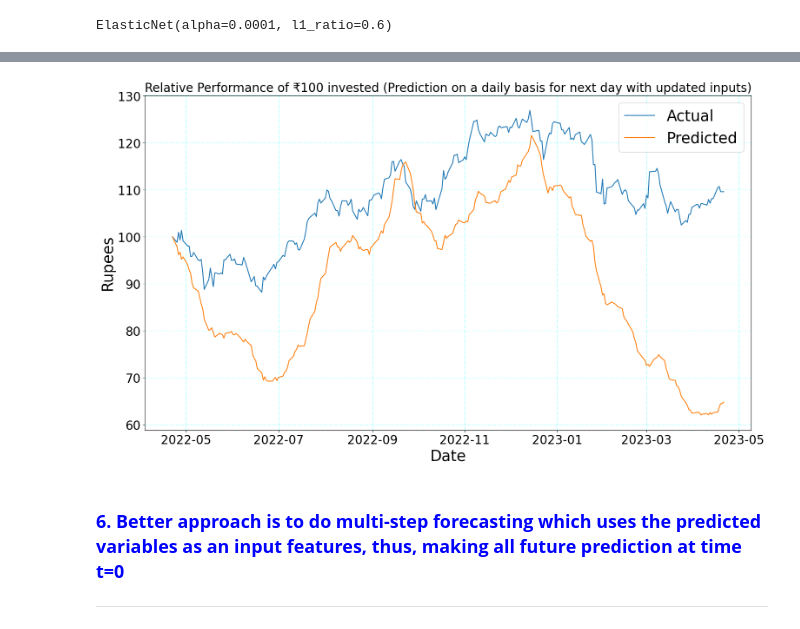
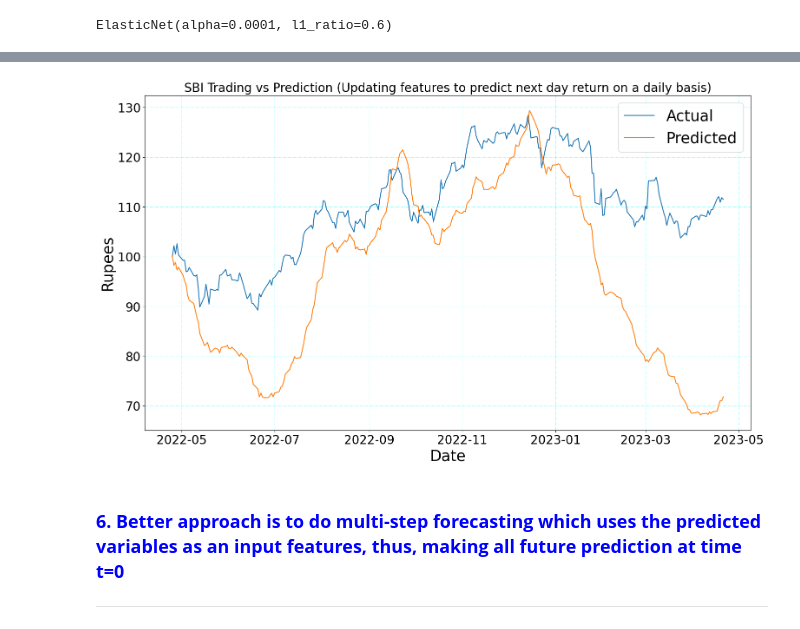
Before and after one commit to Karanpalshekhawat/stock-price-prediction-LSTM-model-and-portfolio-optimization-using-mean-variance, a Jupyter notebook: notebooks/elastic_net_model_accuracy.ipynb, the cells around one changed output, grey strips where cells are left out. Cells and saved outputs as stored; diff of their text form; code cells hidden in the pictures.

```diff
--- a/notebooks/elastic_net_model_accuracy.ipynb
+++ b/notebooks/elastic_net_model_accuracy.ipynb
@@ -103,48 +109,38 @@ df_test = dt_model[dt_model.index > param['validation_end']]
 # %%
 rol_freq = param['past_day_returns_for_predicting']
-for i in range(0, len(df_test) - 1):
-    features_ls = np.concatenate((df_test.iloc[i, :rol_freq].values, df_test.iloc[i][technical_indicator_features].values))
+for i in range(0, len(df_test_subset) - 1):
+    features_ls = np.concatenate((df_test_subset.iloc[i, :rol_freq].values, df_test_subset.iloc[i][technical_indicator_features].values))
     features_ls = features_ls.reshape(-1,1)
     new_scaled_ls = scaler.transform(features_ls.T)
     predicted_return = model.predict(new_scaled_ls)[0]
     # current features are predicting next day return
-    df_test.iloc[i+1, df_test.columns.get_loc('predicted_returns')] = predicted_return
+    df_test_subset.iloc[i+1, df_test_subset.columns.get_loc('predicted_returns')] = predicted_return
+    df_test_subset.iloc[i+1, df_test_subset.columns.get_loc('Predicted')] = (1 + predicted_return) * df_test_subset.iloc[i, df_test_subset.columns.get_loc('Predicted')]
+    # actual trend
+    actual_return = df_test_subset.iloc[i+1, df_test_subset.columns.get_loc('actual_returns')]
+    df_test_subset.iloc[i+1, df_test_subset.columns.get_loc('Actual')] = (1 + actual_return) * df_test_subset.iloc[i, df_test_subset.columns.get_loc('Actual')]
-# %%
-df_test_subset = df_test[['actual_returns', 'predicted_returns']]
-df_test_subset['Actual'] = ""
-df_test_subset['Predicted'] = ""
-# %%
-st_ind = df_test_subset.index[0]
-df_test_subset.loc[st_ind, 'Actual'] = 100
-df_test_subset.loc[st_ind, 'Predicted'] = 100
-# %%
-i = 1
-for ind in df_test_subset.index[1:]:
-    df_test_subset.loc[ind,'Actual'] = df_test_subset.iloc[i - 1]['Actual'] * (1 + df_test_subset.iloc[i]['actual_returns'])
-    df_test_subset.loc[ind,'Predicted'] = df_test_subset.iloc[i - 1]['Predicted'] * (1 + df_test_subset.iloc[i]['predicted_returns'])
-    i+=1
 # %%
 fig, ax = plt.subplots(figsize = (18,10))
 ax.plot(df_test_subset.index, df_test_subset['Actual'], label="Actual")
 ax.plot(df_test_subset.index, df_test_subset['Predicted'], label="Predicted")
 
-ax.set_title("Relative Performance of ₹100 invested (Prediction on a daily basis for next day with updated inputs)", fontsize=20, color="black")
+ax.set_title(f"{Stock} Trading vs Prediction (Updating features to predict next day return on a daily basis)", fontsize=20, color="black")
 ax.set_xlabel("Date", fontsize=25, color="black")
 ax.set_ylabel("Rupees", fontsize=25, color="black")
 ax.tick_params(axis='both', labelsize=20)
 
 ax.set_frame_on(True)
 ax.spines['top'].set_visible(True)
 ax.spines['right'].set_visible(True)
 ax.spines['bottom'].set_visible(True)
 ax.spines['left'].set_visible(True)
 
 plt.grid(b=True, color="aqua", alpha=0.5, linestyle='-.')
 plt.legend(loc='upper right', prop={'size': 25})
 # plt.style.use('classic')
 plt.show()
 # %% [output]
-[figure, old version]
+[figure, new version]
 # %% [markdown]
 ### <strong> <a style="color:blue"> 6. Better approach is to do multi-step forecasting which uses the predicted variables as an input features, thus, making all future prediction at time t=0 </a> </strong>
 
```
Also changed, not shown: parts of 3 cells of this notebook, 3 other files.
